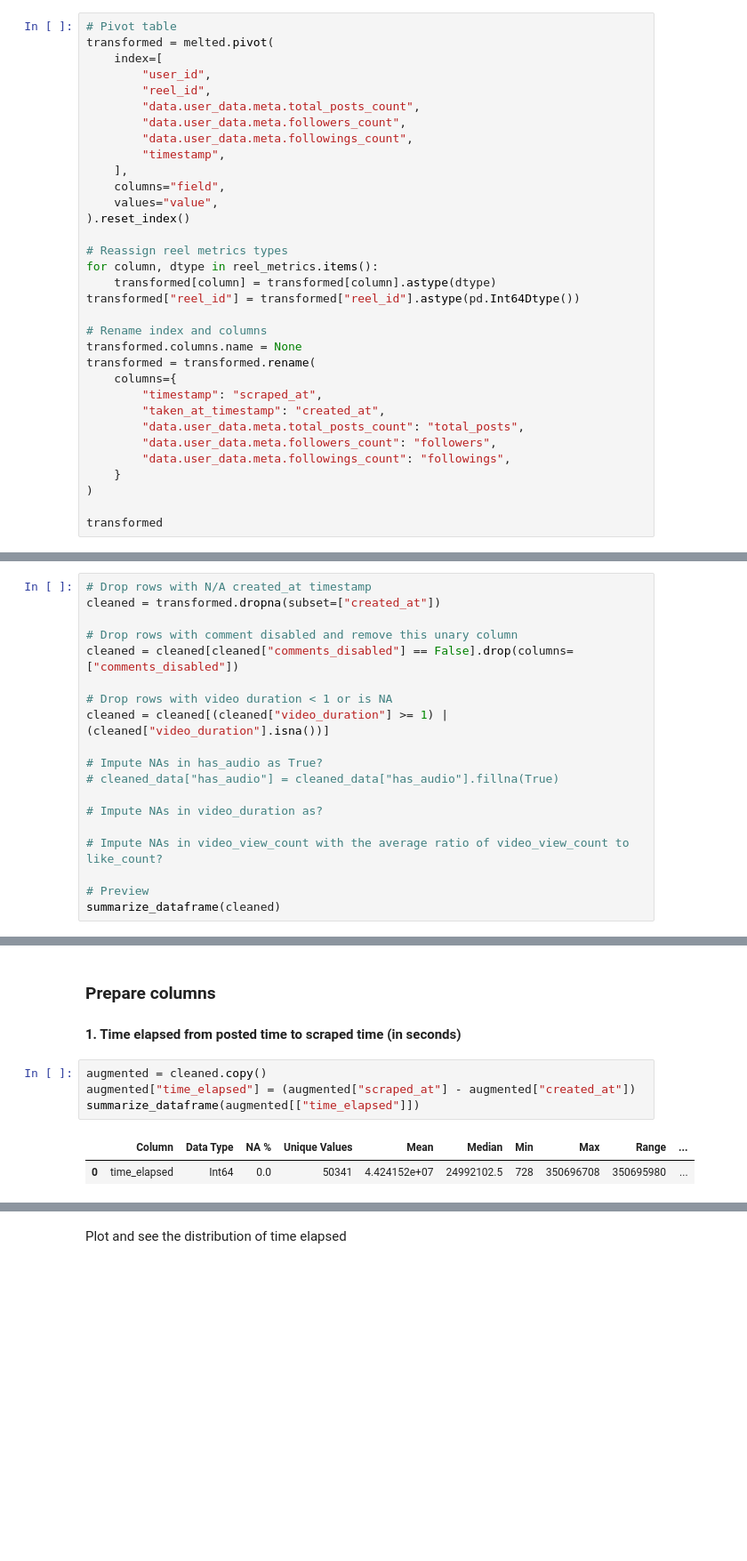
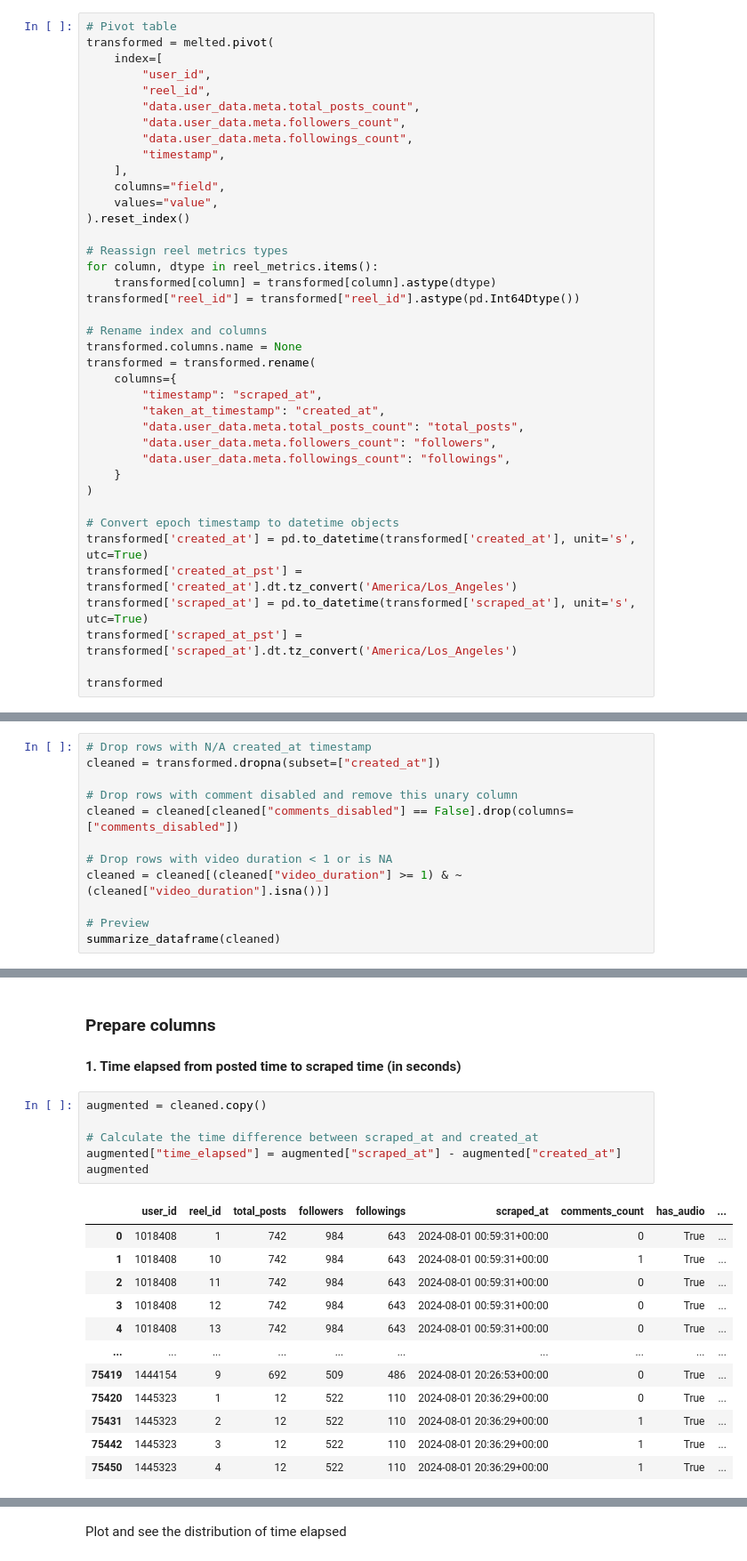
Before and after one commit to Mirrien-Liang/posting-time-impact-analysis, a Jupyter notebook: notebooks/data_cleaning.ipynb, the cells around one changed output, grey strips where cells are left out. Shown at 89% size. Cells and saved outputs as stored; diff of their text form; blank space fills up the shorter version.

```diff
--- a/notebooks/data_cleaning.ipynb
+++ b/notebooks/data_cleaning.ipynb
@@ -188,6 +189,12 @@ transformed = transformed.rename(
     }
 )
 
+# Convert epoch timestamp to datetime objects
+transformed['created_at'] = pd.to_datetime(transformed['created_at'], unit='s', utc=True)
+transformed['created_at_pst'] = transformed['created_at'].dt.tz_convert('America/Los_Angeles')
+transformed['scraped_at'] = pd.to_datetime(transformed['scraped_at'], unit='s', utc=True)
+transformed['scraped_at_pst'] = transformed['scraped_at'].dt.tz_convert('America/Los_Angeles')
+
 transformed
 # %% [output]
 |  | user_id | reel_id | total_posts | followers | followings | scraped_at | comments_count | comments_disabled | ... |
@@ -262,14 +274,7 @@ cleaned = transformed.dropna(subset=["created_at"])
 cleaned = cleaned[cleaned["comments_disabled"] == False].drop(columns=["comments_disabled"])
 
 # Drop rows with video duration < 1 or is NA
-cleaned = cleaned[(cleaned["video_duration"] >= 1) | (cleaned["video_duration"].isna())]
-
-# Impute NAs in has_audio as True?
-# cleaned_data["has_audio"] = cleaned_data["has_audio"].fillna(True)
-
-# Impute NAs in video_duration as?
-
-# Impute NAs in video_view_count with the average ratio of video_view_count to like_count?
+cleaned = cleaned[(cleaned["video_duration"] >= 1) & ~(cleaned["video_duration"].isna())]
 
 # Preview
 summarize_dataframe(cleaned)
@@ -293,8 +370,20 @@ summarize_dataframe(cleaned)
 #### 1. Time elapsed from posted time to scraped time (in seconds)
 # %%
 augmented = cleaned.copy()
-augmented["time_elapsed"] = (augmented["scraped_at"] - augmented["created_at"])
-summarize_dataframe(augmented[["time_elapsed"]])
+
+# Calculate the time difference between scraped_at and created_at
+augmented["time_elapsed"] = augmented["scraped_at"] - augmented["created_at"]
+augmented
 # %% [output]
-|  | Column | Data Type | NA % | Unique Values | Mean | Median | Min | Max | Range | ... |
-| 0 | time_elapsed | Int64 | 0.0 | 50341 | 4.424152e+07 | 24992102.5 | 728 | 350696708 | 350695980 | ... |
+|  | user_id | reel_id | total_posts | followers | followings | scraped_at | comments_count | has_audio | ... |
+| 0 | 1018408 | 1 | 742 | 984 | 643 | 2024-08-01 00:59:31+00:00 | 0 | True | ... |
+| 1 | 1018408 | 10 | 742 | 984 | 643 | 2024-08-01 00:59:31+00:00 | 1 | True | ... |
+| 2 | 1018408 | 11 | 742 | 984 | 643 | 2024-08-01 00:59:31+00:00 | 0 | True | ... |
+| 3 | 1018408 | 12 | 742 | 984 | 643 | 2024-08-01 00:59:31+00:00 | 0 | True | ... |
+| 4 | 1018408 | 13 | 742 | 984 | 643 | 2024-08-01 00:59:31+00:00 | 0 | True | ... |
+| ... | ... | ... | ... | ... | ... | ... | ... | ... | ... |
+| 75419 | 1444154 | 9 | 692 | 509 | 486 | 2024-08-01 20:26:53+00:00 | 0 | True | ... |
+| 75420 | 1445323 | 1 | 12 | 522 | 110 | 2024-08-01 20:36:29+00:00 | 0 | True | ... |
+| 75431 | 1445323 | 2 | 12 | 522 | 110 | 2024-08-01 20:36:29+00:00 | 1 | True | ... |
+| 75442 | 1445323 | 3 | 12 | 522 | 110 | 2024-08-01 20:36:29+00:00 | 1 | True | ... |
+| 75450 | 1445323 | 4 | 12 | 522 | 110 | 2024-08-01 20:36:29+00:00 | 1 | True | ... |
```
Also changed, not shown: parts of 15 cells of this notebook.
